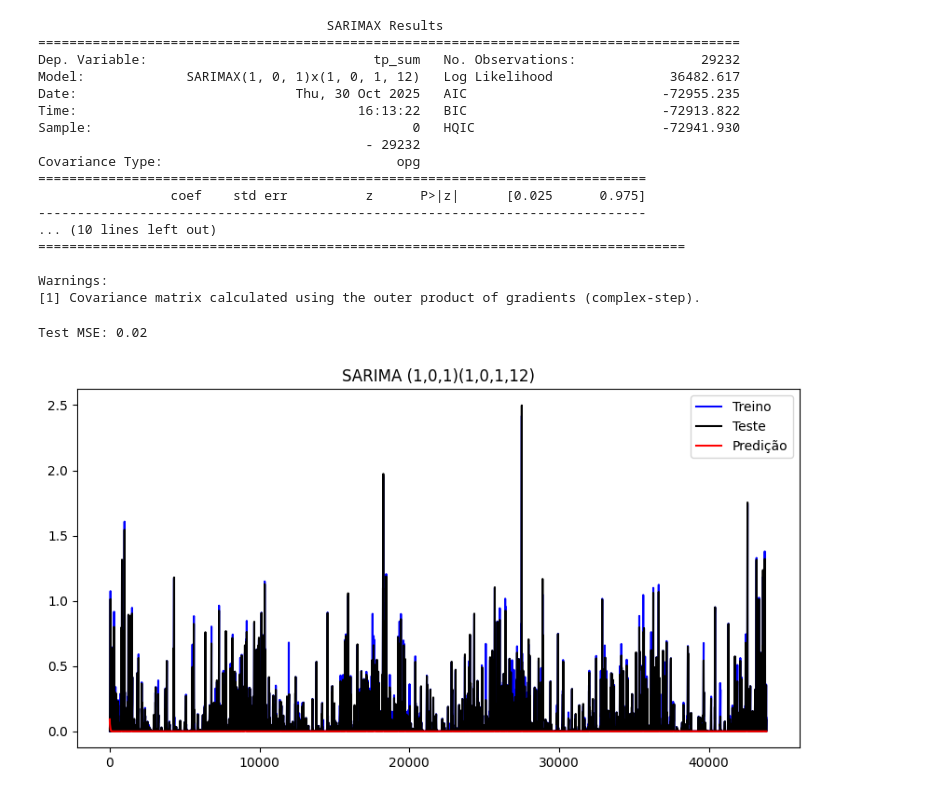
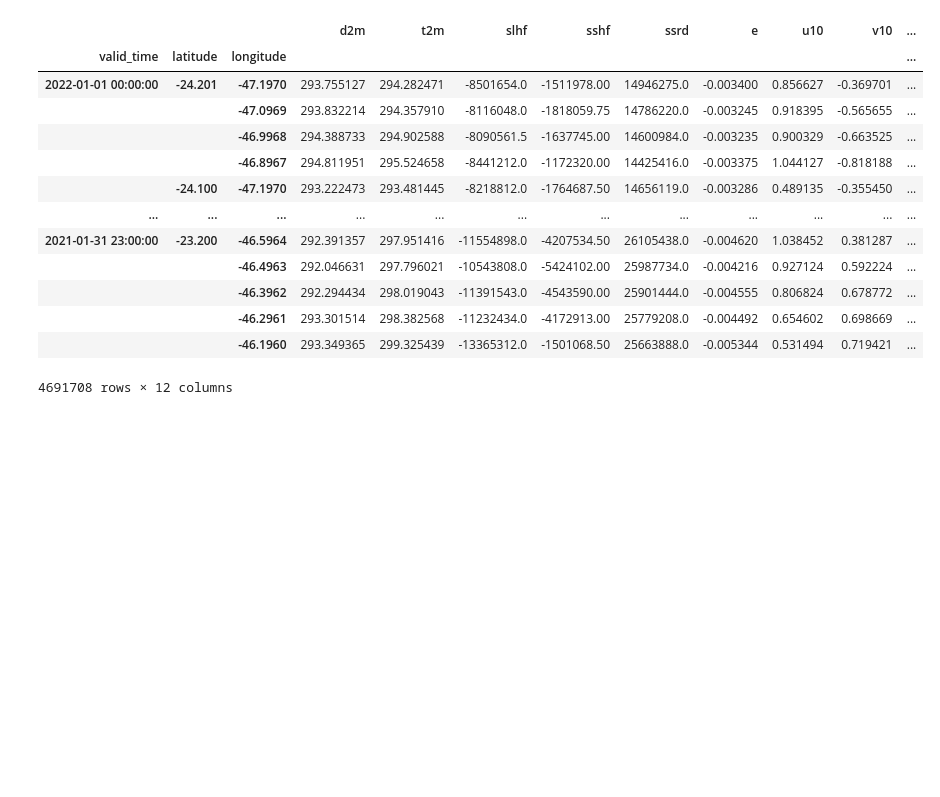
Before and after one commit to Alilson2/Projeto_IA, a Jupyter notebook: Projeto_IA.ipynb, the cells around one changed output. Drawn from its saved outputs; the diff is of its cells as text; code cells hidden in the pictures; blank space fills up the shorter version.

```diff
--- a/Projeto_IA.ipynb
+++ b/Projeto_IA.ipynb
@@ -565,46 +154,20 @@ Successfully installed pmdarima-2.0.4
-# %%
-from sklearn.metrics import mean_squared_error
-from statsmodels.tsa.statespace.sarimax import SARIMAX
-
-model = SARIMAX(y_train_folds[0],
-                order=(1, 0, 1),
-                seasonal_order=(1, 0, 1, 12),
-                enforce_stationarity=False,
-                enforce_invertibility=False)
-
-model_fit = model.fit(disp=False)
-print(model_fit.summary())
-
-
-y_pred1 = model_fit.forecast(steps=len(y_test_folds[0]))
-
-mse = mean_squared_error(y_test_folds[0], y_pred1)
-print(f"\nTest MSE: {mse:.2f}")
-
-plt.figure(figsize=(10,5))
-plt.plot(y_train_folds[0].index, y_train_folds[0], label="Treino", color="blue")
-plt.plot(y_test_folds[0].index, y_test_folds[0], label="Teste", color="black")
-plt.plot(y_test_folds[0].index, y_pred1, label="Predição", color="red")
-plt.title("SARIMA (1,0,1)(1,0,1,12)")
-plt.legend()
-plt.show()
-# %% [output]
-                                     SARIMAX Results
-==========================================================================================
-Dep. Variable:                             tp_sum   No. Observations:                29232
-Model:             SARIMAX(1, 0, 1)x(1, 0, 1, 12)   Log Likelihood               36482.617
-Date:                            Thu, 30 Oct 2025   AIC                         -72955.235
-Time:                                    16:13:22   BIC                         -72913.822
-Sample:                                         0   HQIC                        -72941.930
-                                          - 29232
-Covariance Type:                              opg
-==============================================================================
-                 coef    std err          z      P>|z|      [0.025      0.975]
-------------------------------------------------------------------------------
-... (10 lines left out)
-===================================================================================
-
-Warnings:
-[1] Covariance matrix calculated using the outer product of gradients (complex-step).
-Test MSE: 0.02
-[figure, removed]
+# %%
+df = dados.to_dataframe()
+df = df.dropna()
+# %%
+df
+# %% [output]
+|  |  |  | d2m | t2m | slhf | sshf | ssrd | e | u10 | v10 | ... |
+| valid_time | latitude | longitude |  |  |  |  |  |  |  |  | ... |
+| 2022-01-01 00:00:00 | -24.201 | -47.1970 | 293.755127 | 294.282471 | -8501654.0 | -1511978.00 | 14946275.0 | -0.003400 | 0.856627 | -0.369701 | ... |
+|  |  | -47.0969 | 293.832214 | 294.357910 | -8116048.0 | -1818059.75 | 14786220.0 | -0.003245 | 0.918395 | -0.565655 | ... |
+|  |  | -46.9968 | 294.388733 | 294.902588 | -8090561.5 | -1637745.00 | 14600984.0 | -0.003235 | 0.900329 | -0.663525 | ... |
+|  |  | -46.8967 | 294.811951 | 295.524658 | -8441212.0 | -1172320.00 | 14425416.0 | -0.003375 | 1.044127 | -0.818188 | ... |
+|  | -24.100 | -47.1970 | 293.222473 | 293.481445 | -8218812.0 | -1764687.50 | 14656119.0 | -0.003286 | 0.489135 | -0.355450 | ... |
+| ... | ... | ... | ... | ... | ... | ... | ... | ... | ... | ... | ... |
+| 2021-01-31 23:00:00 | -23.200 | -46.5964 | 292.391357 | 297.951416 | -11554898.0 | -4207534.50 | 26105438.0 | -0.004620 | 1.038452 | 0.381287 | ... |
+|  |  | -46.4963 | 292.046631 | 297.796021 | -10543808.0 | -5424102.00 | 25987734.0 | -0.004216 | 0.927124 | 0.592224 | ... |
+|  |  | -46.3962 | 292.294434 | 298.019043 | -11391543.0 | -4543590.00 | 25901444.0 | -0.004555 | 0.806824 | 0.678772 | ... |
+|  |  | -46.2961 | 293.301514 | 298.382568 | -11232434.0 | -4172913.00 | 25779208.0 | -0.004492 | 0.654602 | 0.698669 | ... |
+|  |  | -46.1960 | 293.349365 | 299.325439 | -13365312.0 | -1501068.50 | 25663888.0 | -0.005344 | 0.531494 | 0.719421 | ... |
+4691708 rows × 12 columns
```
Also changed, not shown: parts of 37 cells of this notebook.
